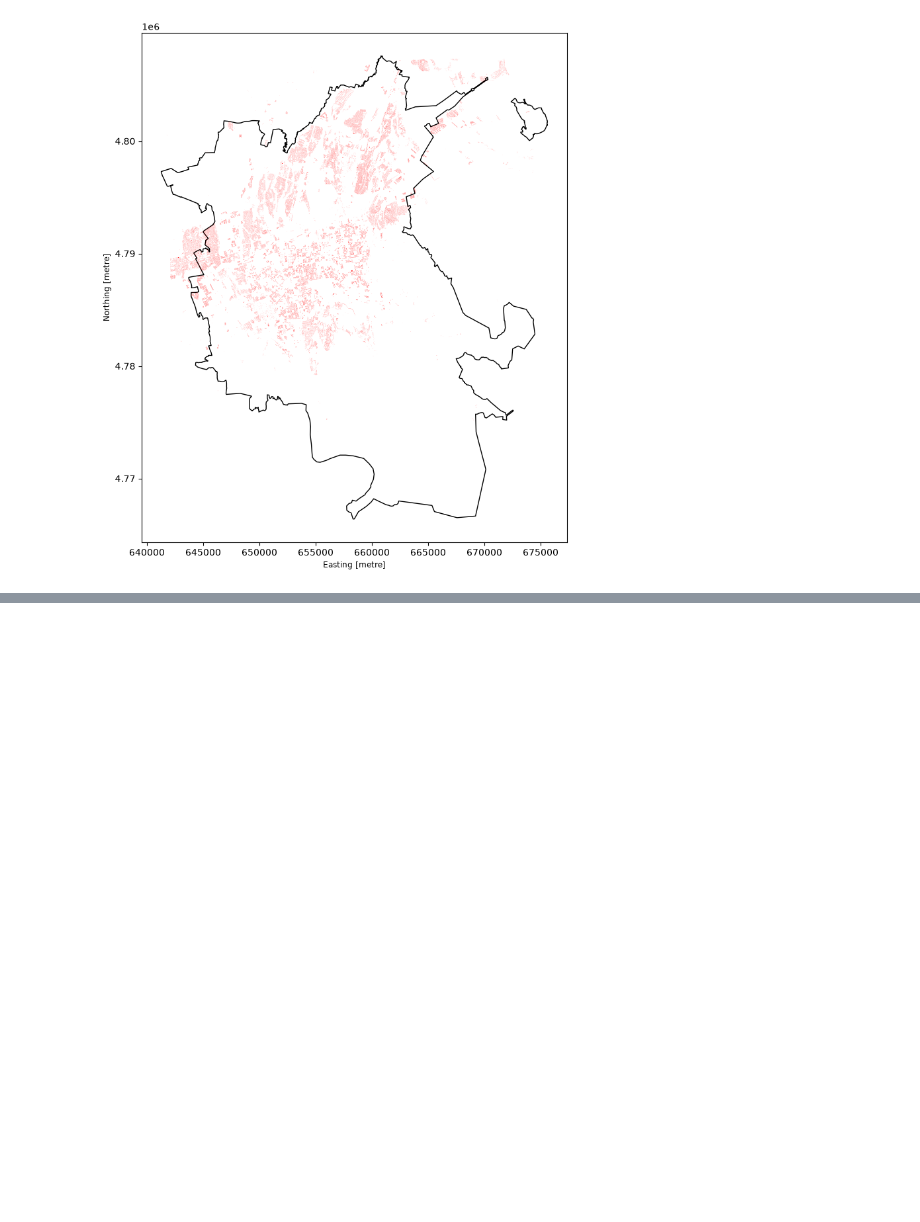
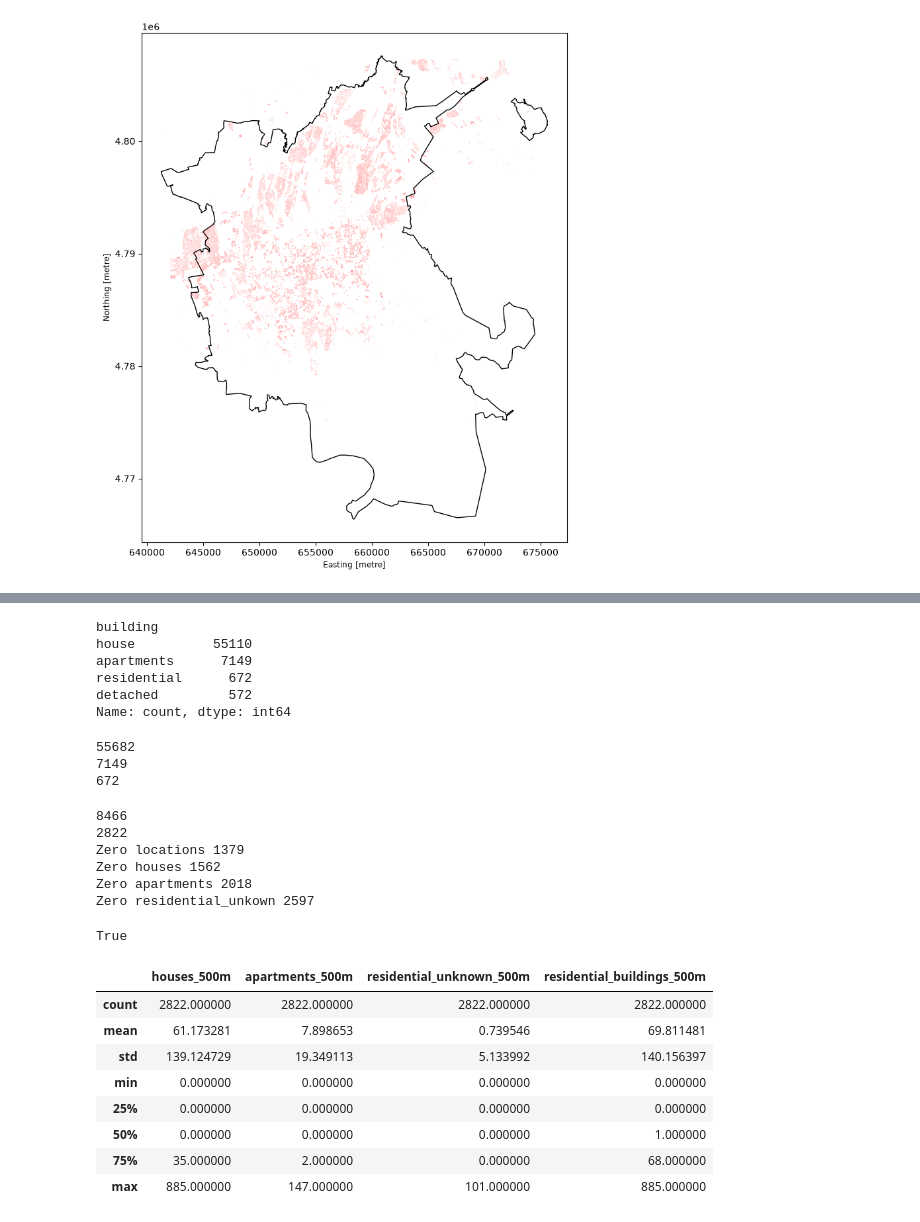
Before and after one commit to muenjmtst/business-location-ai, a Jupyter notebook: notebooks/02_candidate_locations.ipynb, the cells around one changed output, grey strips where cells are left out. Cells and saved outputs as stored; diff of their text form; code cells hidden in the pictures; blank space fills up the shorter version.

```diff
--- a/notebooks/02_candidate_locations.ipynb
+++ b/notebooks/02_candidate_locations.ipynb
@@ -574,0 +664,9 @@ residential_m.plot(
+# %%
+residential_points['building'].value_counts()
+# %% [output]
+building
+house          55110
+apartments      7149
+residential      672
+detached         572
+Name: count, dtype: int64
@@ -574,0 +685,8 @@ residential_m.plot(
+# %%
+print(len(houses))
+print(len(apartments))
+print(len(residential_unknown))
+# %% [output]
+55682
+7149
+672
@@ -574,0 +726,15 @@ residential_m.plot(
+# %%
+print(len(houses_500m) + len(apartments_500m) + len(residential_unknown_500m))
+
+print(len(residential_buildings_500m))
+print('Zero locations', residential_buildings_500m.count(0))
+print('Zero houses', houses_500m.count(0))
+print('Zero apartments', apartments_500m.count(0))
+print('Zero residential_unkown', residential_unknown_500m.count(0))
+# %% [output]
+8466
+2822
+Zero locations 1379
+Zero houses 1562
+Zero apartments 2018
+Zero residential_unkown 2597
@@ -574,0 +745,32 @@ residential_m.plot(
+# %%
+total = (
+    points_inside_city["houses_500m"]
+    + points_inside_city["apartments_500m"]
+    + points_inside_city["residential_unknown_500m"]
+)
+
+print(
+    (total == points_inside_city["residential_buildings_500m"]).all()
+)
+#проверяю правильно ли все выполнилось
+# %% [output]
+True
+# %%
+columns = [
+    "houses_500m",
+    "apartments_500m",
+    "residential_unknown_500m",
+    "residential_buildings_500m"
+]
+
+points_inside_city[columns].describe()
+# %% [output]
+|  | houses_500m | apartments_500m | residential_unknown_500m | residential_buildings_500m |
+| count | 2822.000000 | 2822.000000 | 2822.000000 | 2822.000000 |
+| mean | 61.173281 | 7.898653 | 0.739546 | 69.811481 |
+| std | 139.124729 | 19.349113 | 5.133992 | 140.156397 |
+| min | 0.000000 | 0.000000 | 0.000000 | 0.000000 |
+| 25% | 0.000000 | 0.000000 | 0.000000 | 0.000000 |
+| 50% | 0.000000 | 0.000000 | 0.000000 | 1.000000 |
+| 75% | 35.000000 | 2.000000 | 0.000000 | 68.000000 |
+| max | 885.000000 | 147.000000 | 101.000000 | 885.000000 |
```
Also changed, not shown: parts of 13 cells of this notebook.
